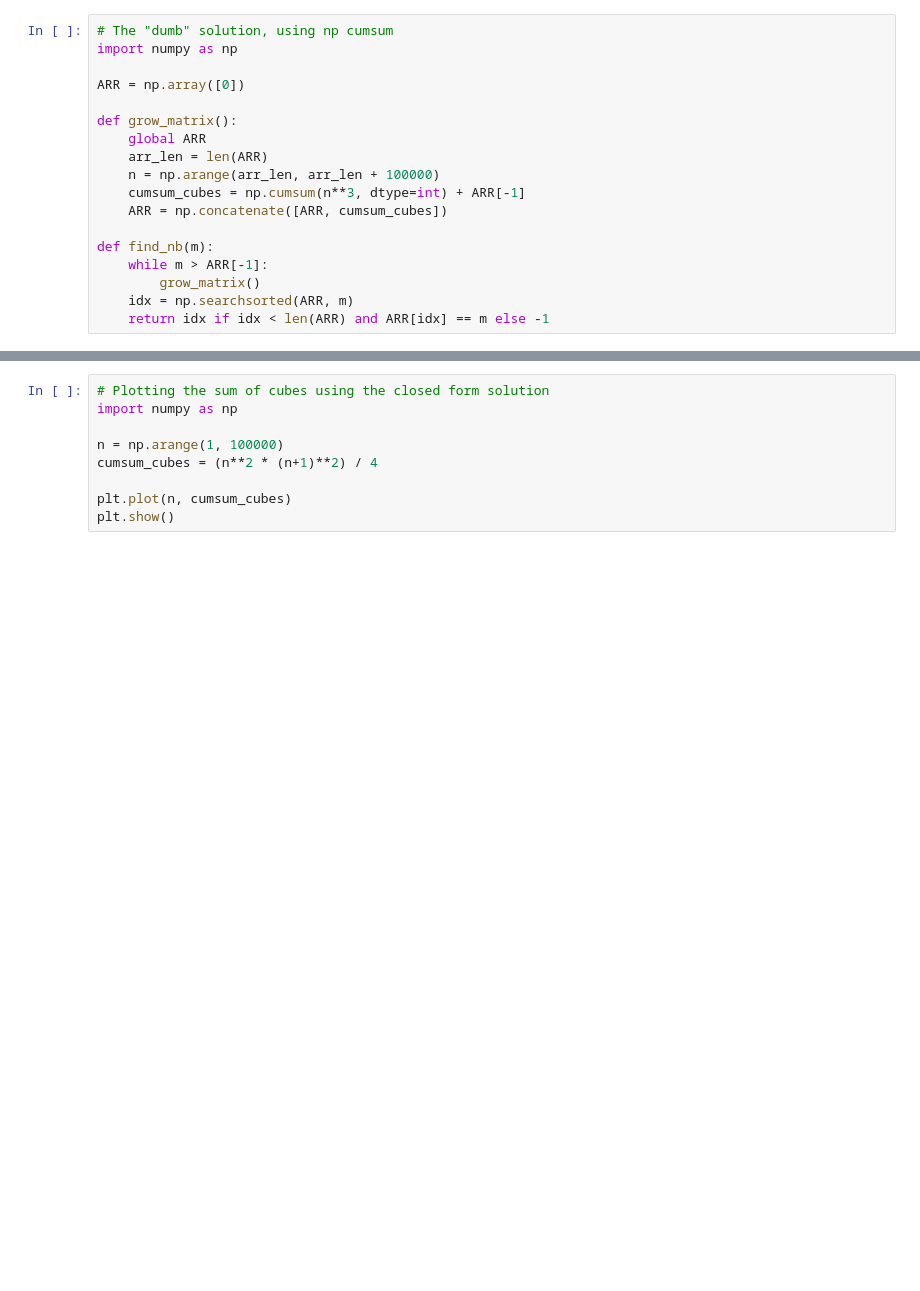
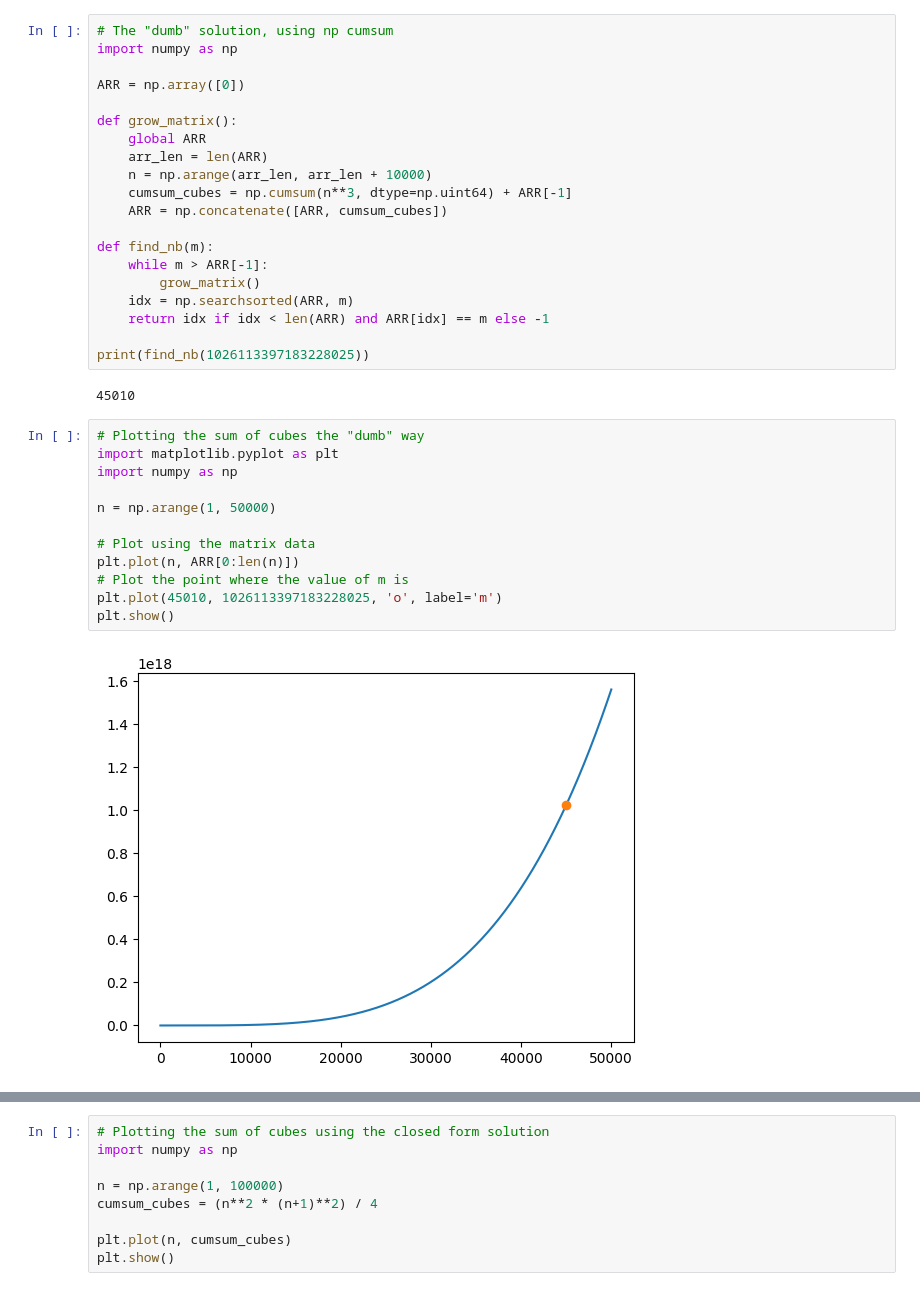
Before and after one commit to chriscarrollsmith/python-practice, a Jupyter notebook: codewars.ipynb, the cells around one changed output, grey strips where cells are left out. Cells and saved outputs as stored; diff of their text form; blank space fills up the shorter version.

Commit message:
Filled out discussion of integer overflow in numpy

```diff
--- a/codewars.ipynb
+++ b/codewars.ipynb
@@ -27,8 +27,8 @@ ARR = np.array([0])
 def grow_matrix():
     global ARR
     arr_len = len(ARR)
-    n = np.arange(arr_len, arr_len + 100000)
-    cumsum_cubes = np.cumsum(n**3, dtype=int) + ARR[-1]
+    n = np.arange(arr_len, arr_len + 10000)
+    cumsum_cubes = np.cumsum(n**3, dtype=np.uint64) + ARR[-1]
     ARR = np.concatenate([ARR, cumsum_cubes])
 
 def find_nb(m):
@@ -36,6 +36,24 @@ def find_nb(m):
         grow_matrix()
     idx = np.searchsorted(ARR, m)
     return idx if idx < len(ARR) and ARR[idx] == m else -1
+
+print(find_nb(1026113397183228025))
+# %% [output]
+45010
+# %%
+# Plotting the sum of cubes the "dumb" way
+import matplotlib.pyplot as plt
+import numpy as np
+
+n = np.arange(1, 50000)
+
+# Plot using the matrix data
+plt.plot(n, ARR[0:len(n)])
+# Plot the point where the value of m is
+plt.plot(45010, 1026113397183228025, 'o', label='m')
+plt.show()
+# %% [output]
+[figure, added]
 # %% [markdown]
 ### Closed form solution
 
```
Also changed, not shown: parts of 4 cells of this notebook, 1 other file.
